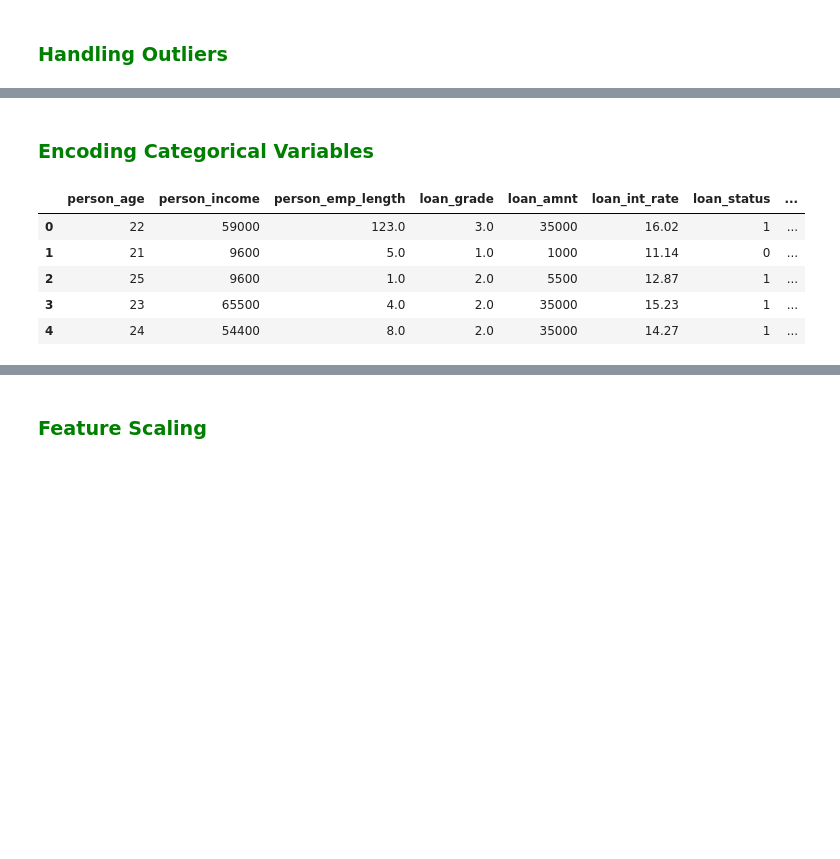
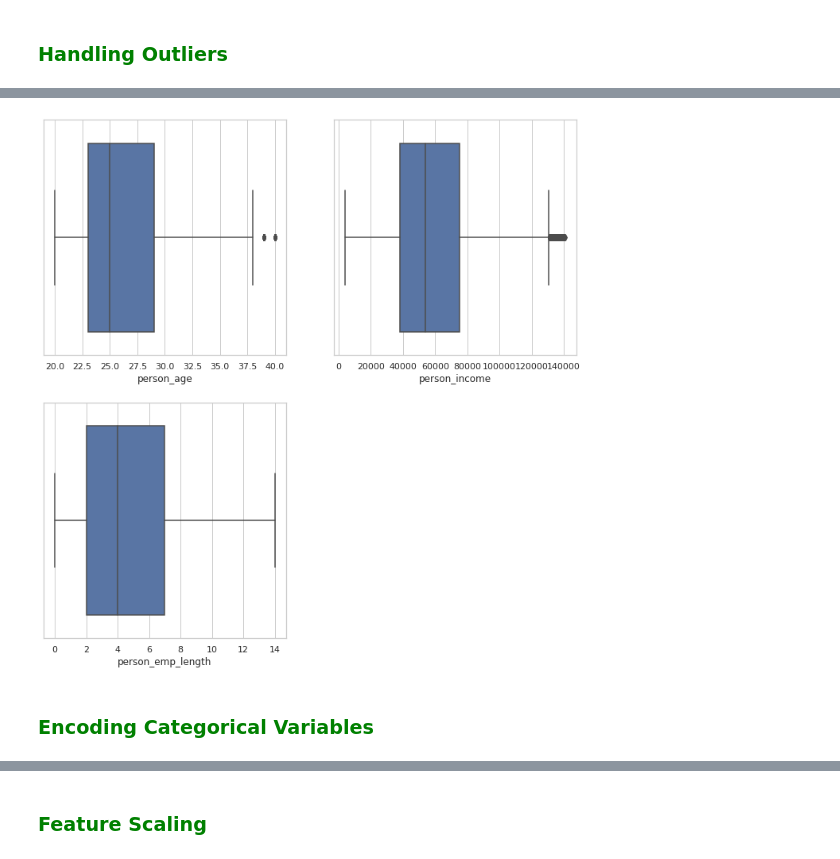
Before and after one commit to valkiss024/credit-risk-analysis, a Jupyter notebook: Credit Analysis.ipynb, the cells around one changed output, grey strips where cells are left out. Cells and saved outputs as stored; diff of their text form; code cells hidden in the pictures; blank space fills up the shorter version.

```diff
--- a/Credit Analysis.ipynb
+++ b/Credit Analysis.ipynb
@@ -455,2 +465,18 @@ dtype: int64
+# %%
+def cal_upper_limit(feature):
+    # Method to calculate the maximum values at the whiskers (Q3 + (1.5 * IQR))
+    IQR = credit[feature].quantile(0.75) - credit[feature].quantile(0.25) # Inter Quantile Range
+    return credit[feature].quantile(0.75) + (1.5 * IQR)
+
+limit_dict = {col:cal_upper_limit(col) for col in cols}
+for col, limit in limit_dict.items():
+    credit = credit[(credit[col] < limit)]
+# %%
+fig = plt.figure(figsize=(12, 12))
+for i in range(0, len(cols)):
+    ax = fig.add_subplot(2, 2, i+1)
+    ax = sns.boxplot(x=credit[cols[i]])
+# %% [output]
+[figure, added]
 # %% [markdown]
 ### <font color='green'>Encoding Categorical Variables</font>
@@ -490,10 +482,0 @@ credit.drop(columns=['person_home_ownership', 'loan_intent'], inplace=True)
-# %%
-# Visualize the new credit DataFrame
-credit.head()
-# %% [output]
-|  | person_age | person_income | person_emp_length | loan_grade | loan_amnt | loan_int_rate | loan_status | ... |
-| 0 | 22 | 59000 | 123.0 | 3.0 | 35000 | 16.02 | 1 | ... |
-| 1 | 21 | 9600 | 5.0 | 1.0 | 1000 | 11.14 | 0 | ... |
-| 2 | 25 | 9600 | 1.0 | 2.0 | 5500 | 12.87 | 1 | ... |
-| 3 | 23 | 65500 | 4.0 | 2.0 | 35000 | 15.23 | 1 | ... |
-| 4 | 24 | 54400 | 8.0 | 2.0 | 35000 | 14.27 | 1 | ... |
```
Also changed, not shown: parts of 39 cells of this notebook.
